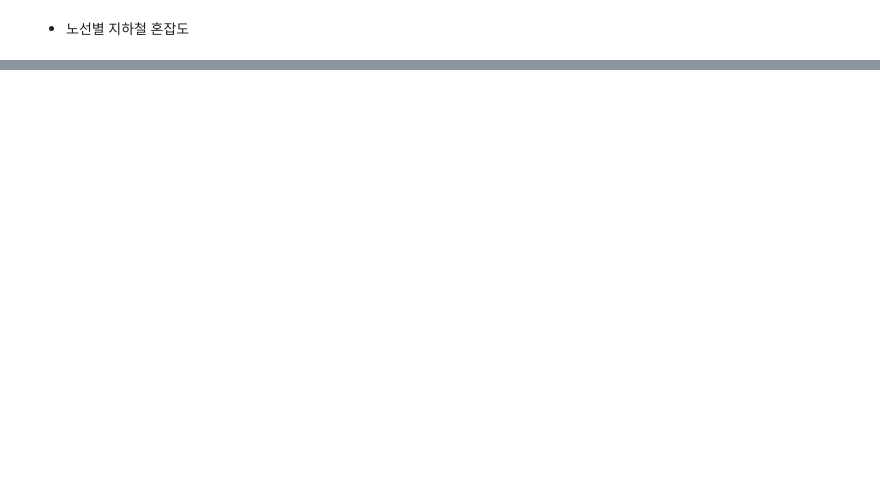
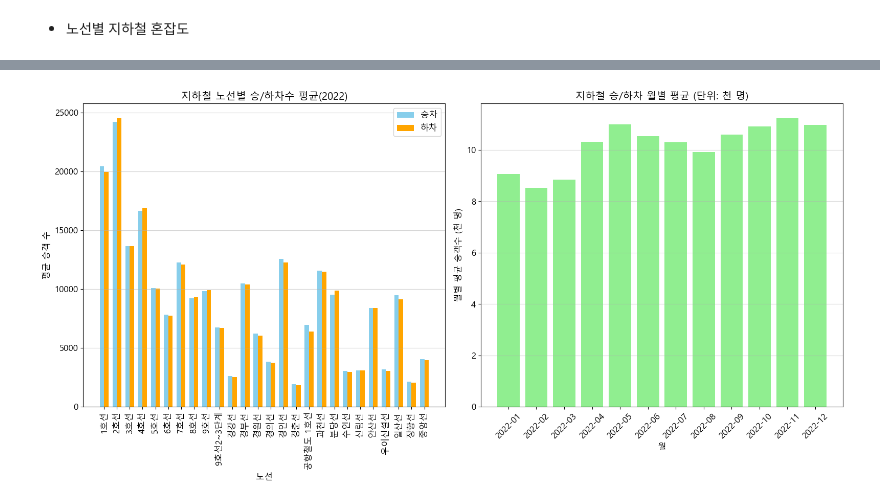
Before and after one commit to sonkeehoon/MyProject, a Jupyter notebook: 1. 프로젝트내용.ipynb, the cells around one changed output, grey strips where cells are left out. Cells and saved outputs as stored; diff of their text form; code cells hidden in the pictures; blank space fills up the shorter version.

```diff
--- a/1. 프로젝트내용.ipynb
+++ b/1. 프로젝트내용.ipynb
@@ -264,0 +286,41 @@ plt.show()
+# %%
+# 1. 노선별 평균 승차·하차 승객 수 구하기
+average_boarding = subway_by_line.groupby('노선명')['승차총승객수'].mean()
+average_alighting = subway_by_line.groupby('노선명')['하차총승객수'].mean()
+
+# 2. 월별 평균 승객수 구하기
+subway_by_line['사용일자'] = pd.to_datetime(subway_by_line['사용일자'], format='%Y%m%d')
+subway_by_line['사용월'] = subway_by_line['사용일자'].dt.to_period('M')  # 월 단위 변환
+monthly_boarding = subway_by_line.groupby('사용월')['승차총승객수'].mean() # 월 별 평균 승차 승객수
+monthly_boarding_scaled = monthly_boarding / 1000
+
+
+# 시각화: 1x2 배치
+plt.figure(figsize=(16, 8))
+
+# 1. 노선별 평균 승차·하차 승객수(다중 막대 그래프)
+plt.subplot(1, 2, 1)
+width = 0.35
+x = range(len(average_boarding))
+plt.bar(x, average_boarding, width, label='승차', color='skyblue')
+plt.bar([p + width for p in x], average_alighting, width, label='하차', color='orange')
+plt.title('지하철 노선별 승/하차수 평균(2022)')
+plt.xlabel('노선')
+plt.ylabel('평균 승객 수')
+plt.xticks([p + width / 2 for p in x], average_boarding.index, rotation = 90)
+plt.grid(axis='y', alpha=0.5)
+plt.legend()
+
+# 2. 월별 평균 승차·하차
+plt.subplot(1, 2, 2)
+plt.bar(monthly_boarding_scaled.index.astype(str), monthly_boarding_scaled.values, color='lightgreen')
+plt.title('지하철 승/하차 월별 평균 (단위: 천 명)', fontsize=14)
+plt.xlabel('월', fontsize=12)
+plt.ylabel('월별 평균 승객수 (천 명)', fontsize=12)
+plt.xticks(rotation=45)
+plt.grid(axis='y', alpha=0.5)
+
+plt.tight_layout()
+plt.show()
+# %% [output]
+[figure, added]
```
Also changed, not shown: parts of 9 cells of this notebook.
